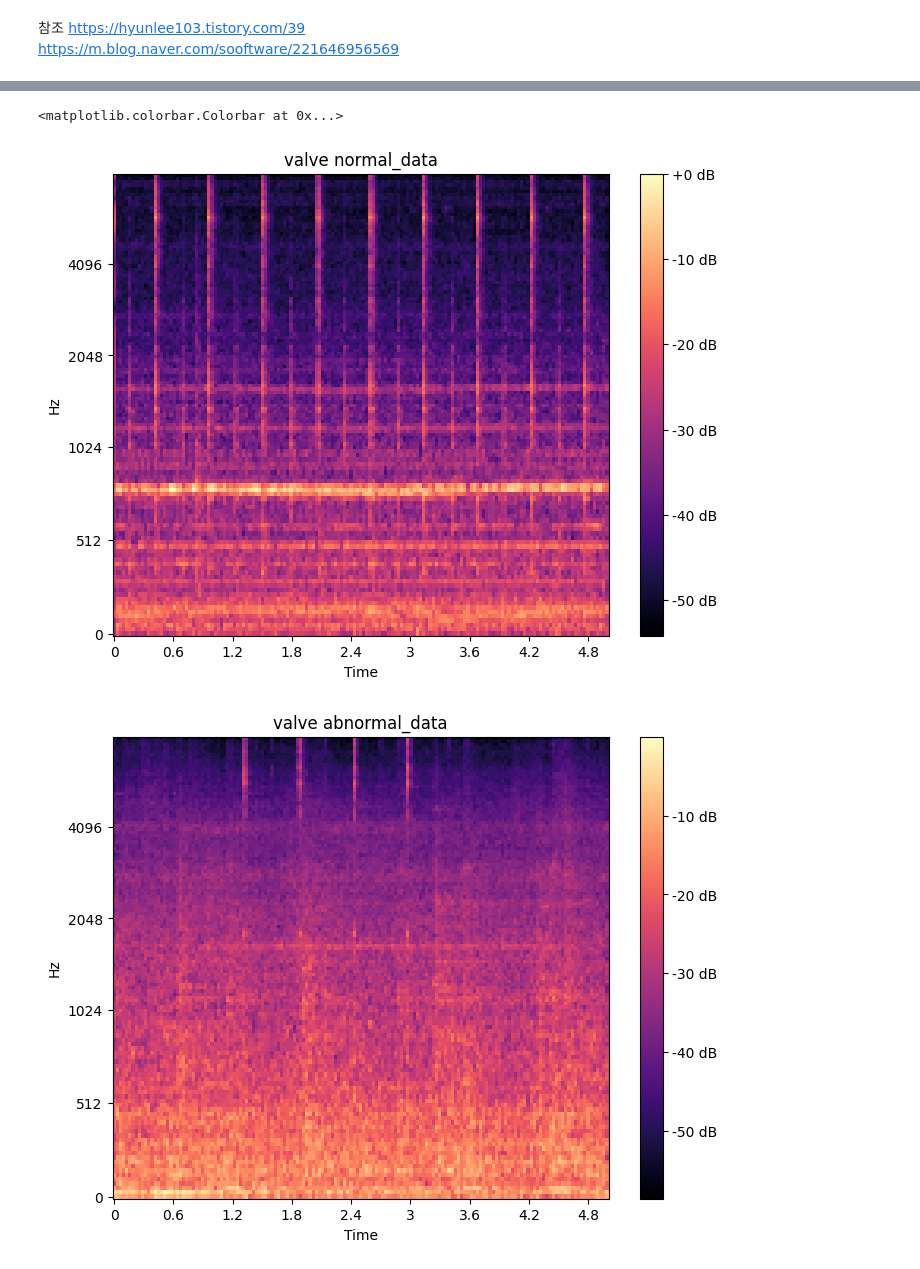
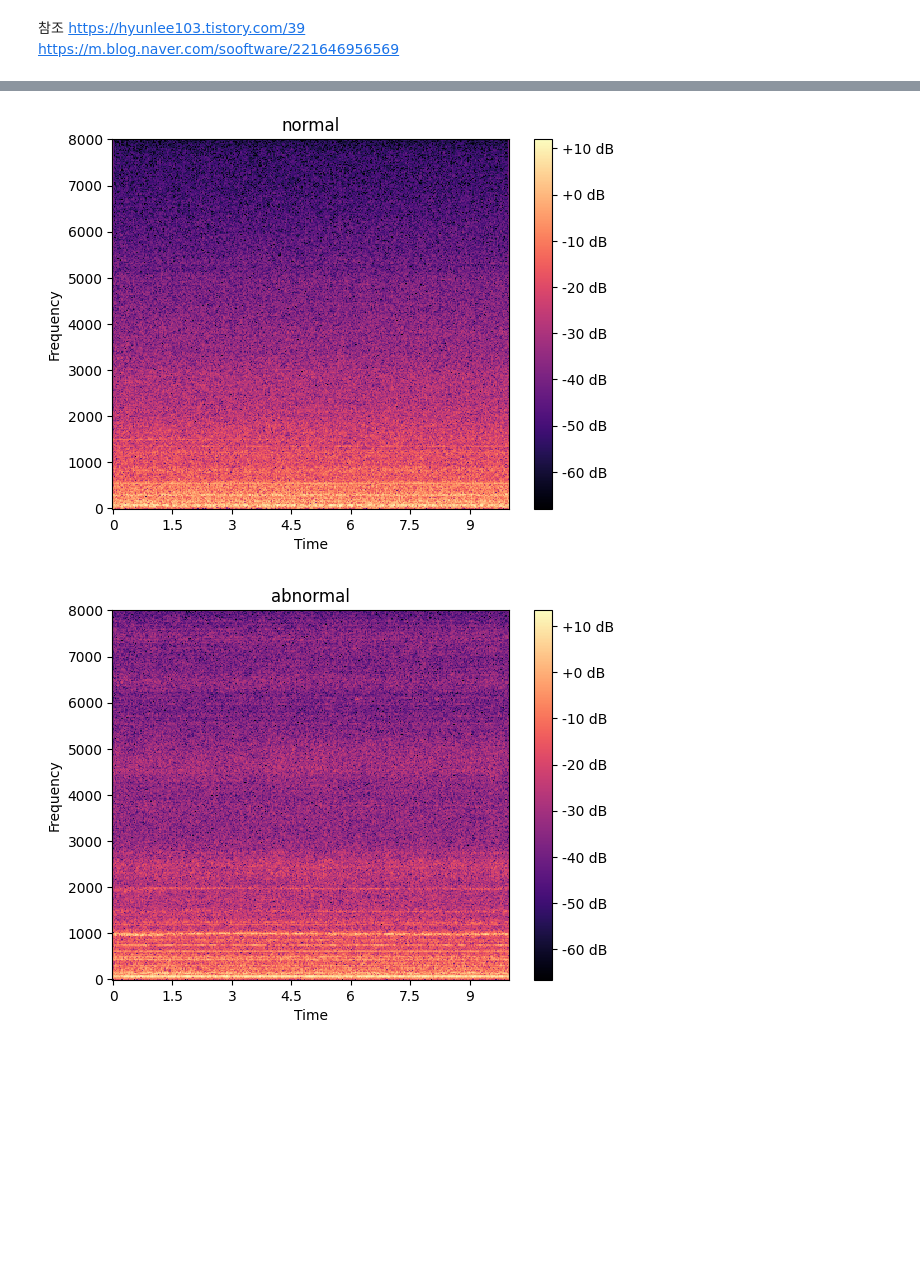
Before and after one commit to Kseorang1218/Deep-Learning-Study, a Jupyter notebook: MIMII/etc/MIMII데이터셋.ipynb, the cells around one changed output, grey strips where cells are left out. Saved outputs shown, nothing was run; the diff lists cells and outputs as text; code cells hidden in the pictures; blank space fills up the shorter version.

```diff
--- a/MIMII/etc/MIMII데이터셋.ipynb
+++ b/MIMII/etc/MIMII데이터셋.ipynb
@@ -184,23 +64,26 @@ plt.colorbar(format='%+2.0f dB')
-# %%
-normal_data, sample_rate = librosa.load('../../data/mimii/0_dB/valve/id_00/normal/00000000.wav', sr=16000)
-abnormal_data, sample_rate = librosa.load('../../data/mimii/0_dB/valve/id_00/abnormal/00000000.wav', sr=16000)
-
-mel_spec = librosa.feature.melspectrogram(y=normal_data, sr=sample_rate, n_fft=2048, hop_length=1024)
-mel_spec = librosa.power_to_db(mel_spec, ref=np.max)
-
-plt.figure(figsize=(8,6))
-librosa.display.specshow(mel_spec, y_axis='mel', fmax=8000, x_axis='time', sr=sample_rate)
-plt.title('valve normal_data')
-plt.colorbar(format='%+2.0f dB')
-
-mel_spec = librosa.feature.melspectrogram(y=abnormal_data, sr=sample_rate, n_fft=2048, hop_length=1024)
-mel_spec = librosa.power_to_db(mel_spec, ref=np.max)
-
-plt.figure(figsize=(8,6))
-librosa.display.specshow(mel_spec, y_axis='mel', fmax=8000, x_axis='time',sr=sample_rate)
-plt.title('valve abnormal_data')
-plt.colorbar(format='%+2.0f dB')
-# %% [output]
-<matplotlib.colorbar.Colorbar at 0x...>
-[figure, removed]
-[figure, removed]
+# %%
+# n_fft는 STFT(short-time Fourier transform)에 사용되는 FFT(fast Fourier transform)의 크기를 결정합니다.
+# FFT는 주어진 시간 동안 입력 오디오 신호를 작은 시간 구간으로 나누어서 각 구간에서 주파수 변화를 추출합니다.
+# 이 구간의 크기가 n_fft로 결정됩니다.
+# 작은 구간을 사용하면 더 높은 분해능을 얻을 수 있지만 계산 비용이 더 많이 듭니다.
+
+# hop_length는 STFT에서 사용되는 두 연속 구간 사이의 샘플 수입니다.
+# 따라서 이 값은 FFT 윈도우를 겹치게 만듭니다.
+# 이 값이 작을수록 주파수와 시간 분해능이 더 높아집니다. 또한 STFT 계산에 필요한 시간도 증가하게 됩니다.
+
+def visualize_stft(data, title):
+    stft = librosa.stft(data, n_fft=1024, hop_length=512)
+    spectogram = librosa.amplitude_to_db(np.abs(stft))
+
+    dsp.specshow(spectogram, sr=sample_rate, hop_length=512, n_fft=1024, x_axis='time', y_axis='hz')
+    plt.xlabel("Time")
+    plt.ylabel("Frequency")
+    plt.colorbar(format='%+2.0f dB')
+    plt.title(title)
+    plt.show()
+
+visualize_stft(normal_data, "normal")
+visualize_stft(abnormal_data, "abnormal")
+# %% [output]
+[figure, added]
+[figure, added]
```
Also changed, not shown: parts of 14 cells of this notebook, 1 other file.
